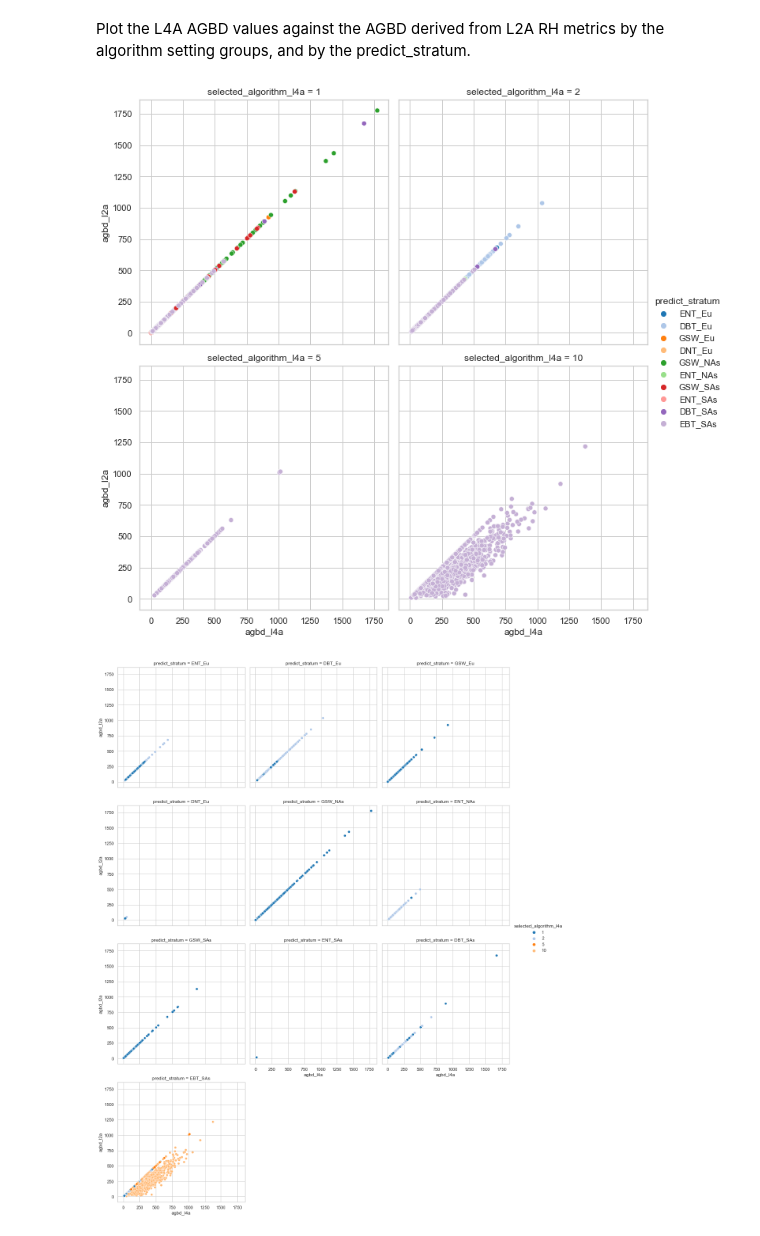
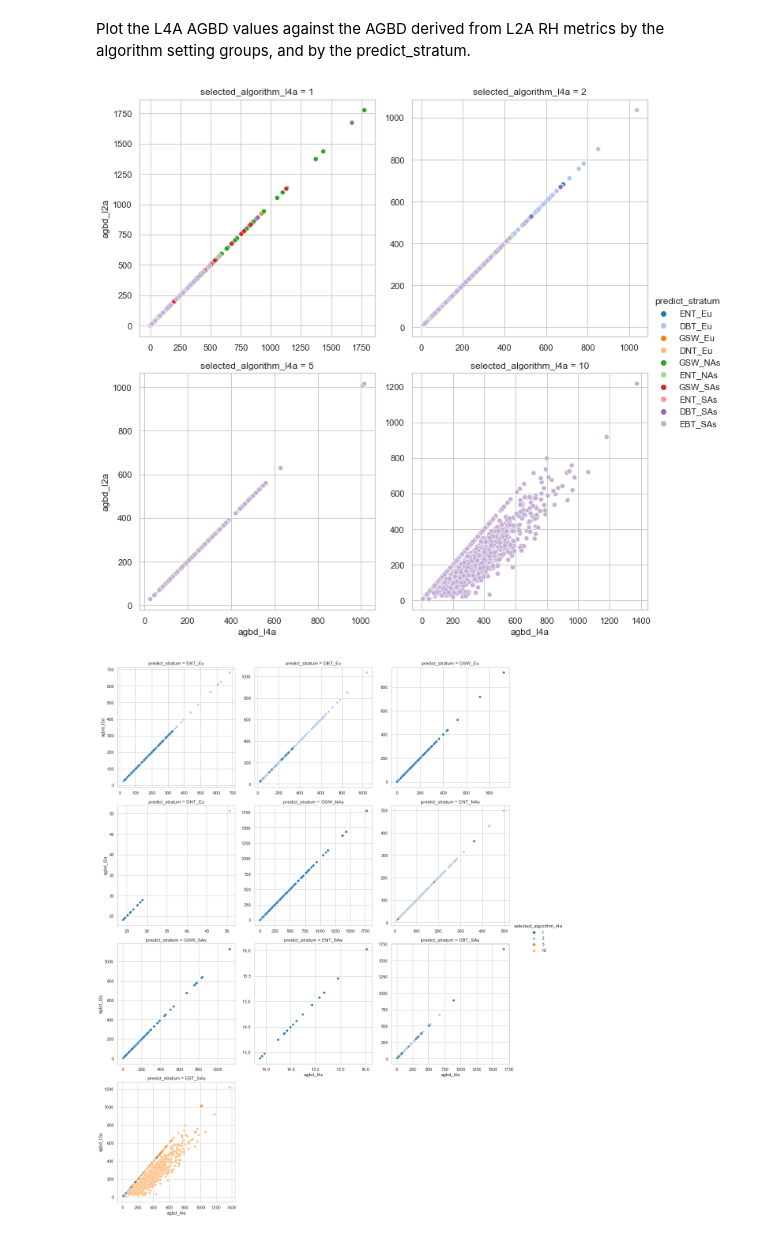
Before and after one commit to rupesh2/gedil2a_l4a, a Jupyter notebook: reconstruct_AGBD_L2A_beam.ipynb, the cells around one changed output. Drawn from its saved outputs; the diff is of its cells as text; code cells hidden in the pictures.

Commit message:
setting plot axis share to False

```diff
--- a/reconstruct_AGBD_L2A_beam.ipynb
+++ b/reconstruct_AGBD_L2A_beam.ipynb
@@ -194,13 +194,13 @@ df_l4a['agbd_l2a']= df_l4a.apply(lambda x: calculate_agbd(x['predict_stratum'],
 Plot the L4A AGBD values against the AGBD derived from L2A RH metrics by the algorithm setting groups, and by the predict_stratum.
 # %%
 sns.relplot(data=df_l4a, x="agbd_l4a", y="agbd_l2a", hue="predict_stratum",
-                col="selected_algorithm_l4a", col_wrap=2,  palette="tab20")
+                col="selected_algorithm_l4a", col_wrap=2,  palette="tab20", facet_kws={'sharey': False, 'sharex': False})
 sns.despine(top=False, right=False, left=False, bottom=False, offset=None, trim=False)
 # %% [output]
-[figure, old version]
+[figure, new version]
 # %%
 sns.relplot(data=df_l4a, x="agbd_l4a", y="agbd_l2a", hue="selected_algorithm_l4a",
-                col="predict_stratum", col_wrap=3,   palette="tab20")
+                col="predict_stratum", col_wrap=3, palette="tab20", facet_kws={'sharey': False, 'sharex': False})
 sns.despine(top=False, right=False, left=False, bottom=False, offset=None, trim=False)
 # %% [output]
-[figure, old version]
+[figure, new version]
```
